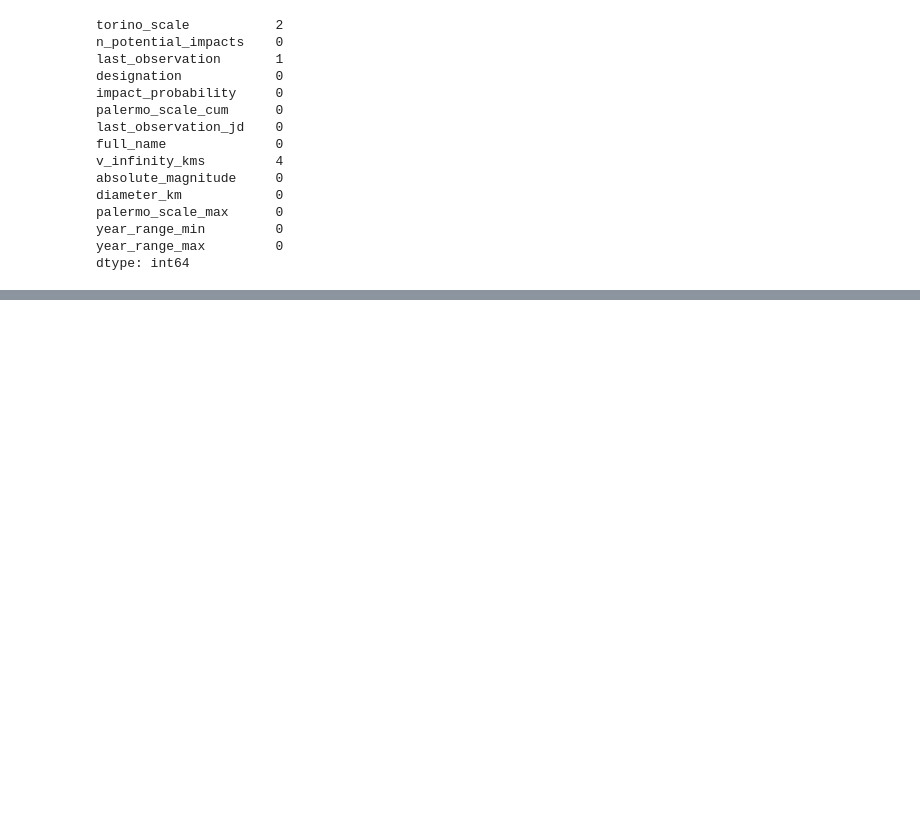
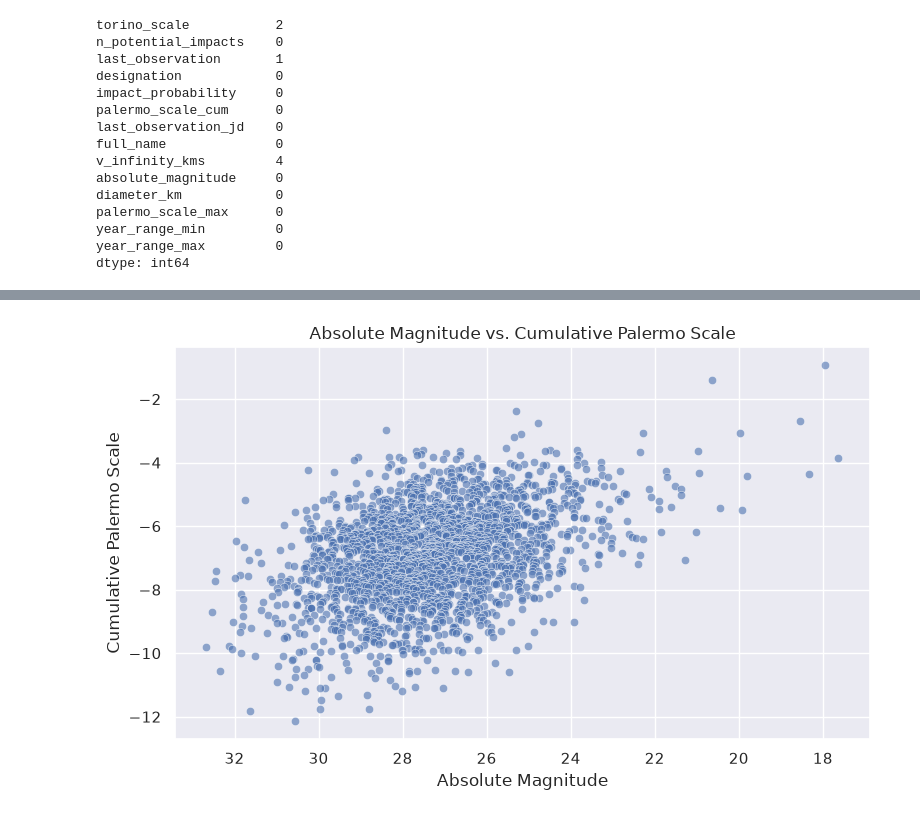
Before and after one commit to altamirano146080/software_development_ml_practice_1, a Jupyter notebook: notebooks/explore_dataset.ipynb, the cells around one changed output, grey strips where cells are left out. Drawn from its saved outputs; the diff is of its cells as text; code cells hidden in the pictures; blank space fills up the shorter version.

```diff
--- a/notebooks/explore_dataset.ipynb
+++ b/notebooks/explore_dataset.ipynb
@@ -74,0 +193,19 @@ dtype: int64
+# %%
+plt.figure(figsize=(8, 5))
+
+sns.scatterplot(
+    data=df,
+    x="absolute_magnitude",
+    y="palermo_scale_cum",
+    alpha=0.6,
+)
+
+plt.gca().invert_xaxis()
+
+plt.title("Absolute Magnitude vs. Cumulative Palermo Scale")
+plt.xlabel("Absolute Magnitude")
+plt.ylabel("Cumulative Palermo Scale")
+plt.tight_layout()
+plt.show()
+# %% [output]
+[figure, added]
```
Also changed, not shown: parts of 51 cells of this notebook.
